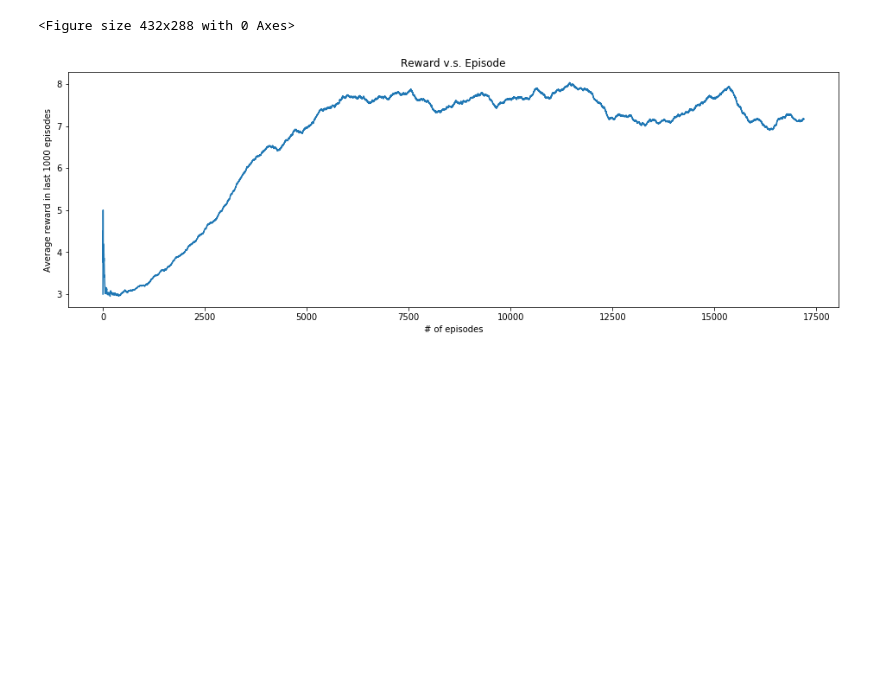
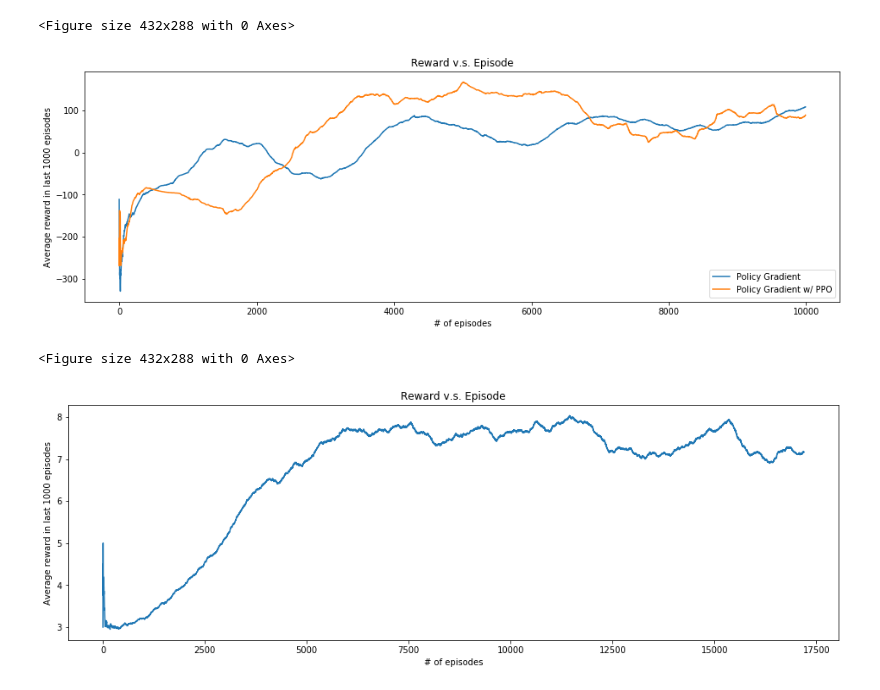
Before and after one commit to JasonYao81000/ADL2019, a Jupyter notebook: hw3/results/plot.ipynb, the cells around one changed output. Saved outputs shown, nothing was run; the diff lists cells and outputs as text; code cells hidden in the pictures; blank space fills up the shorter version.

```diff
--- a/hw3/results/plot.ipynb
+++ b/hw3/results/plot.ipynb
@@ -25,3 +43,17 @@ plt.show()
+# %%
+plt.clf()
+plt.figure(figsize=(16, 5))
+plt.plot(pg_recent_avg_rewards, label='Policy Gradient')
+plt.plot(pg_ppo_recent_avg_rewards, label='Policy Gradient w/ PPO')
+plt.legend(loc='lower right')
+plt.title('Reward v.s. Episode')
+plt.ylabel('Average reward in last %d episodes' % (N))
+plt.xlabel('# of episodes')
+plt.savefig('reward_episode_pgs.png')
+plt.show()
+# %% [output]
+<Figure size 432x288 with 0 Axes>
+[figure, added]
 # %%
 N = 1000
 # %%
```
Also changed, not shown: parts of 5 cells of this notebook, 12 other files.
